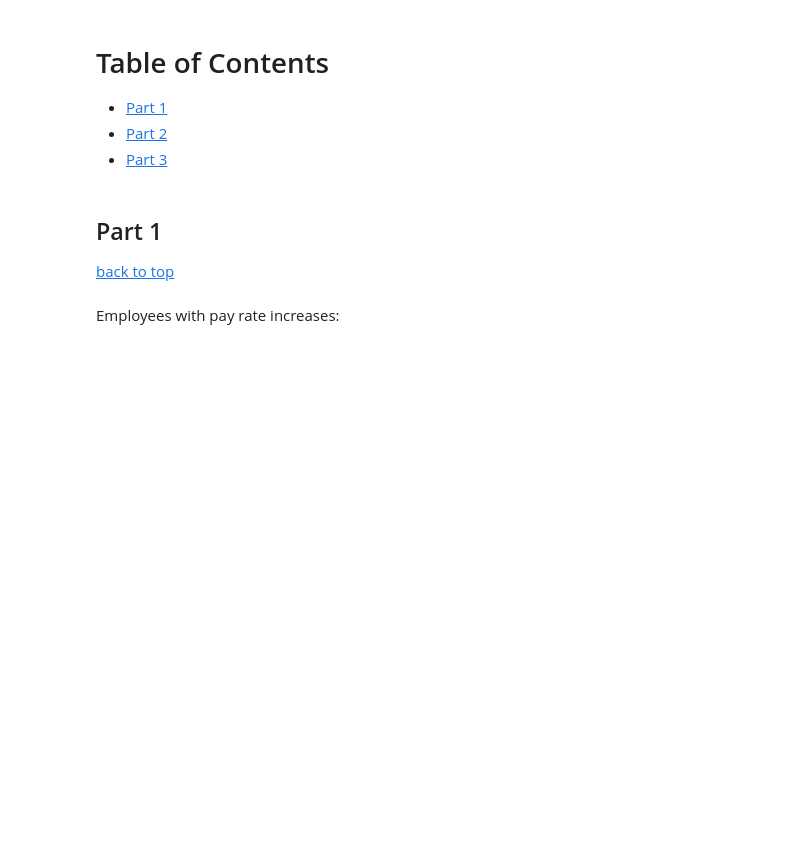
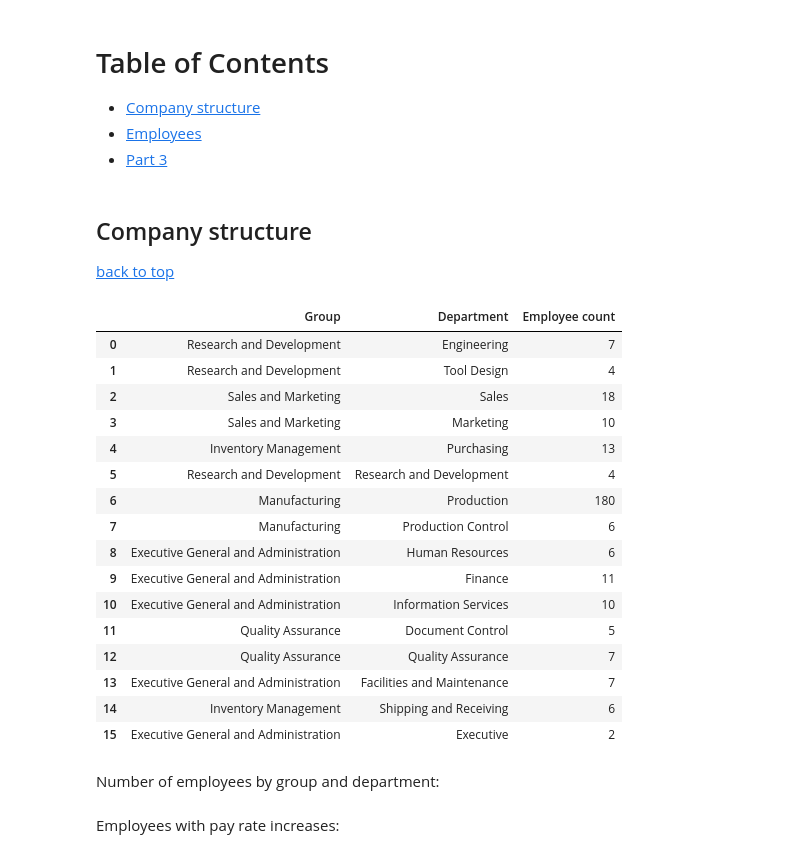
Before and after one commit to PieRatCat/SQL-stuff, a Jupyter notebook: SQL_kunskapskontroll/queries1.ipynb, the cells around one changed output. Cells and saved outputs as stored; diff of their text form; code cells hidden in the pictures; blank space fills up the shorter version.

```diff
--- a/SQL_kunskapskontroll/queries1.ipynb
+++ b/SQL_kunskapskontroll/queries1.ipynb
@@ -2,8 +2,8 @@
 <a id="0"></a>
 # Table of Contents
 
-* [Part 1](#part1)
-* [Part 2](#part2)
+* [Company structure](#part1)
+* [Employees](#part2)
 * [Part 3](#part3)
 # %%
 from sqlalchemy import create_engine
@@ -17,5 +18,39 @@ import kaleido
 engine = create_engine("mssql+pyodbc://localhost/AdventureWorks2022?trusted_connection=yes&Encrypt=no&driver=ODBC+Driver+18+for+SQL+Server")
 connection = engine.connect()
 # %% [markdown]
-## <a class="anchor" id="part1">Part 1</a>
+## <a class="anchor" id="part1">Company structure</a>
 [back to top](#0)
+# %%
+employees_by_department = pd.read_sql(sql="""
+SELECT
+	a.[GroupName] AS [Group],
+	a.[Name] AS Department,
+	CAST(COUNT(*) AS INT) AS 'Employee count'
+
+FROM HumanResources.Department AS a INNER JOIN HumanResources.EmployeeDepartmentHistory AS b
+	ON a.DepartmentID = b.DepartmentID INNER JOIN HumanResources.Employee AS c
+	ON b.BusinessEntityID = c.BusinessEntityID
+GROUP BY a.[Name], a.[GroupName]
+;
+""" , con=connection)
+employees_by_department
+# %% [output]
+|  | Group | Department | Employee count |
+| 0 | Research and Development | Engineering | 7 |
+| 1 | Research and Development | Tool Design | 4 |
+| 2 | Sales and Marketing | Sales | 18 |
+| 3 | Sales and Marketing | Marketing | 10 |
+| 4 | Inventory Management | Purchasing | 13 |
+| 5 | Research and Development | Research and Development | 4 |
+| 6 | Manufacturing | Production | 180 |
+| 7 | Manufacturing | Production Control | 6 |
+| 8 | Executive General and Administration | Human Resources | 6 |
+| 9 | Executive General and Administration | Finance | 11 |
+| 10 | Executive General and Administration | Information Services | 10 |
+| 11 | Quality Assurance | Document Control | 5 |
+| 12 | Quality Assurance | Quality Assurance | 7 |
+| 13 | Executive General and Administration | Facilities and Maintenance | 7 |
+| 14 | Inventory Management | Shipping and Receiving | 6 |
+| 15 | Executive General and Administration | Executive | 2 |
+# %% [markdown]
+Number of employees by group and department:
```
Also changed, not shown: parts of 3 cells of this notebook.
